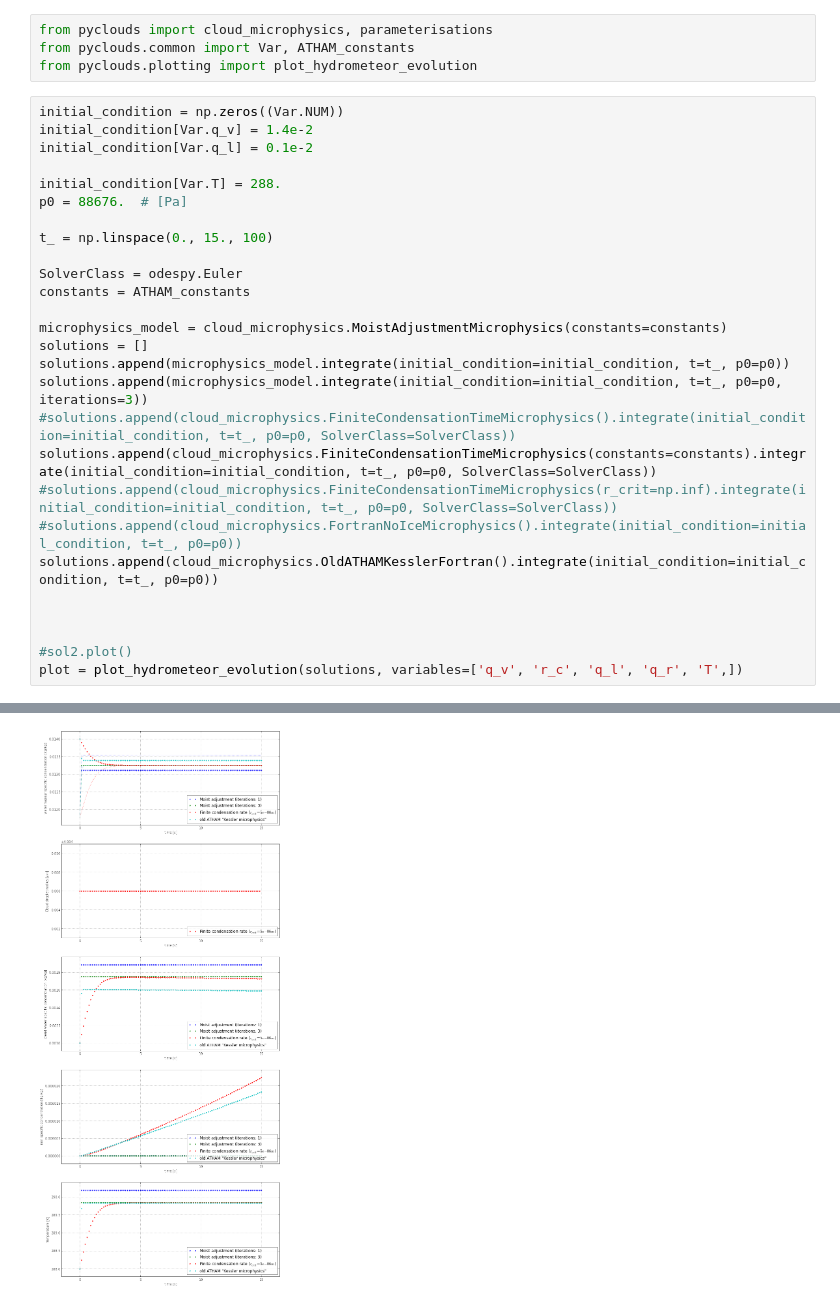
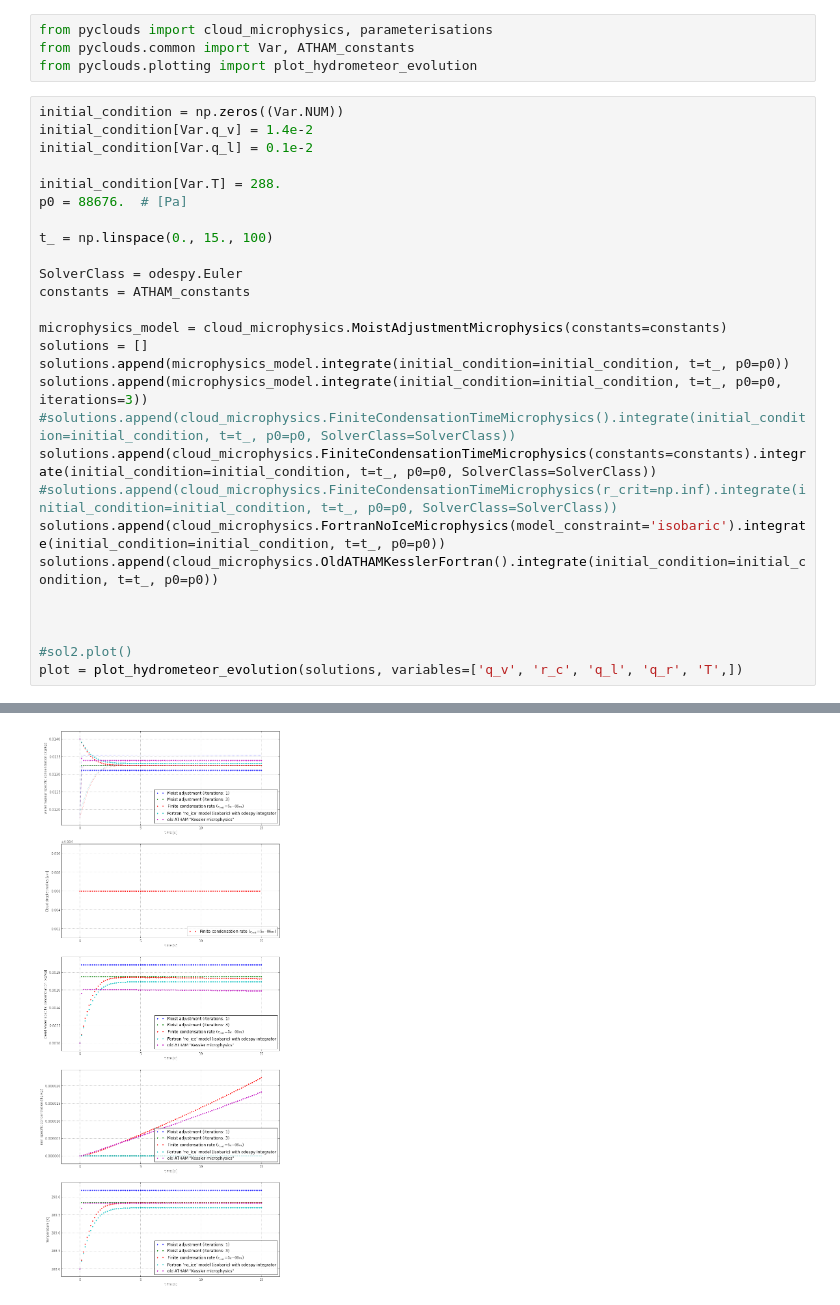
Before and after one commit to leifdenby/python-cloudmodel, a Jupyter notebook: pyclouds/notebooks/Microphysics integration.ipynb, the cells around one changed output, grey strips where cells are left out. Cells and saved outputs as stored; diff of their text form.

Commit message:
Isobaric integration for `no_ice` and `old kessler`

```diff
--- a/pyclouds/notebooks/Microphysics integration.ipynb
+++ b/pyclouds/notebooks/Microphysics integration.ipynb
@@ -28,7 +28,7 @@ solutions.append(microphysics_model.integrate(initial_condition=initial_conditio
 #solutions.append(cloud_microphysics.FiniteCondensationTimeMicrophysics().integrate(initial_condition=initial_condition, t=t_, p0=p0, SolverClass=SolverClass))
 solutions.append(cloud_microphysics.FiniteCondensationTimeMicrophysics(constants=constants).integrate(initial_condition=initial_condition, t=t_, p0=p0, SolverClass=SolverClass))
 #solutions.append(cloud_microphysics.FiniteCondensationTimeMicrophysics(r_crit=np.inf).integrate(initial_condition=initial_condition, t=t_, p0=p0, SolverClass=SolverClass))
-#solutions.append(cloud_microphysics.FortranNoIceMicrophysics().integrate(initial_condition=initial_condition, t=t_, p0=p0))
+solutions.append(cloud_microphysics.FortranNoIceMicrophysics(model_constraint='isobaric').integrate(initial_condition=initial_condition, t=t_, p0=p0))
 solutions.append(cloud_microphysics.OldATHAMKesslerFortran().integrate(initial_condition=initial_condition, t=t_, p0=p0))
 
 
@@ -42 +39 @@ bottom=5.0, top=5.0
-[figure, old version]
+[figure, new version]
```
Also changed, not shown: parts of 1 cell of this notebook, 1 other file.
